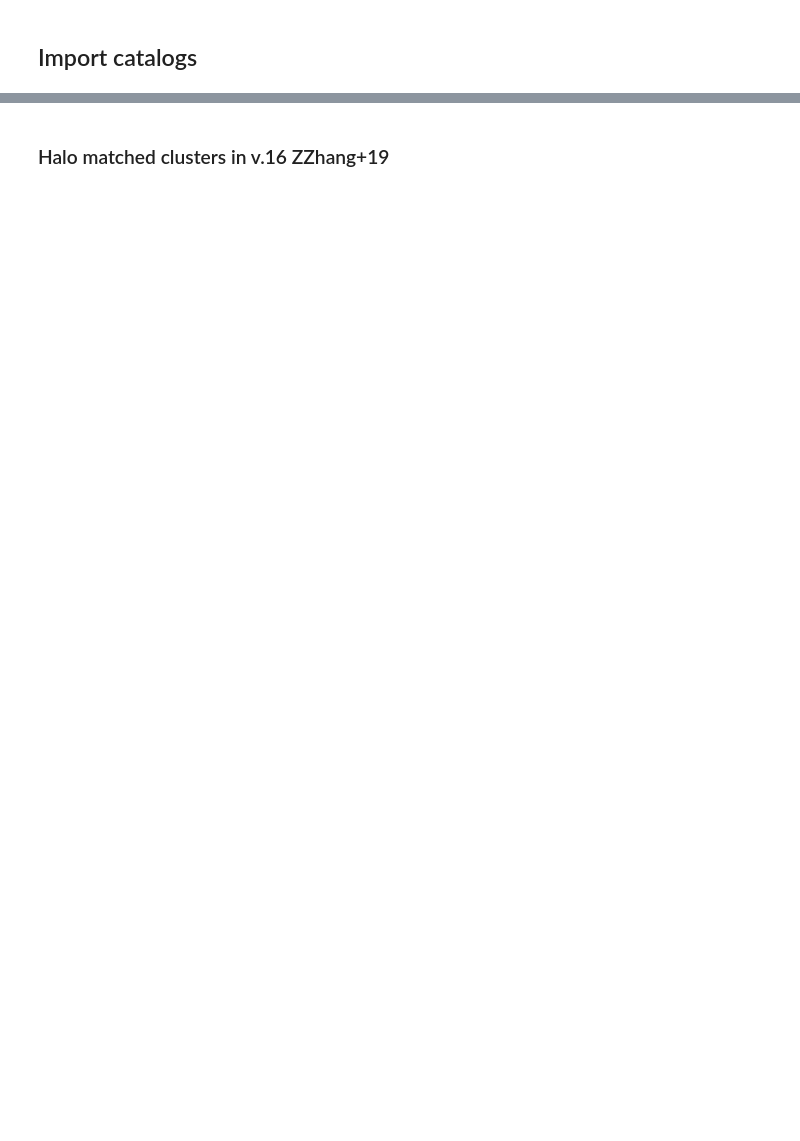
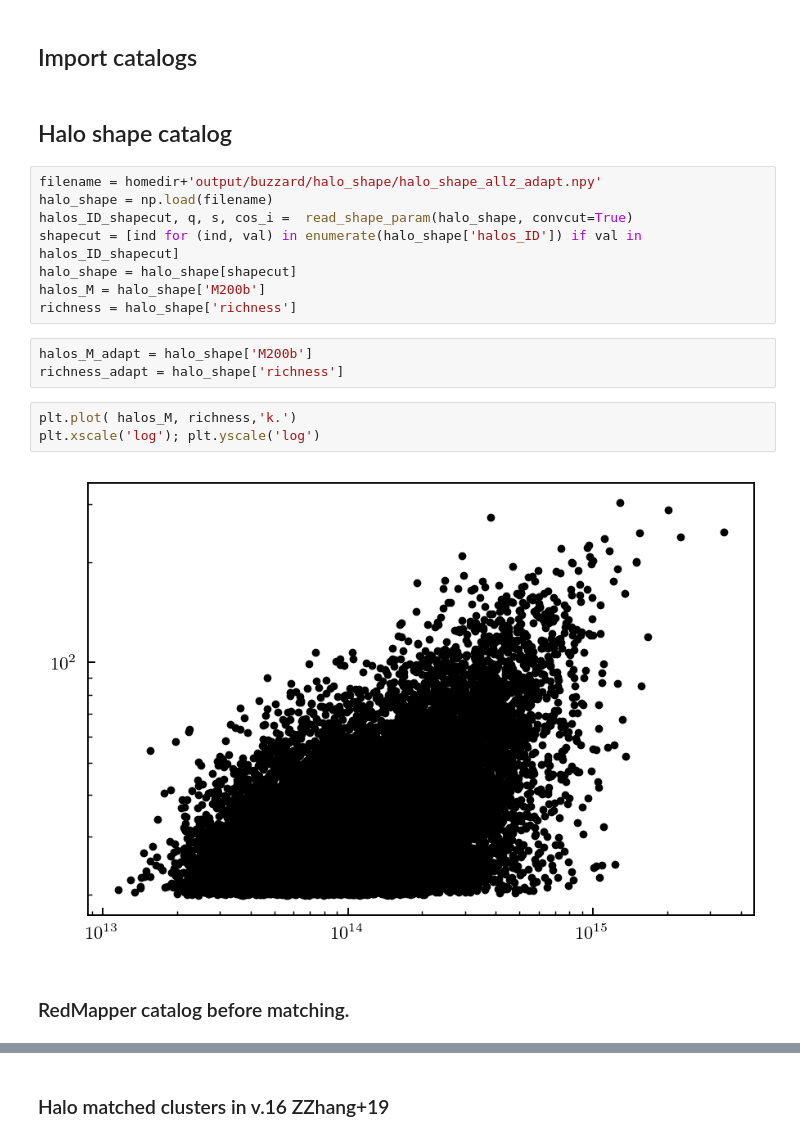
Before and after one commit to zzbenjamin94/des_y1_triaxiality, a Jupyter notebook: repo/halo_cluster_matching/matched_clusters_plot.ipynb, the cells around one changed output, grey strips where cells are left out. Drawn from its saved outputs; the diff is of its cells as text; blank space fills up the shorter version.

Commit message:
Changed richness-mass

```diff
--- a/repo/halo_cluster_matching/matched_clusters_plot.ipynb
+++ b/repo/halo_cluster_matching/matched_clusters_plot.ipynb
@@ -27,2 +35,22 @@ import os
 # %% [markdown]
 ## Import catalogs
+# %% [markdown]
+## Halo shape catalog
+# %%
+filename = homedir+'output/buzzard/halo_shape/halo_shape_allz_adapt.npy'
+halo_shape = np.load(filename)
+halos_ID_shapecut, q, s, cos_i =  read_shape_param(halo_shape, convcut=True)
+shapecut = [ind for (ind, val) in enumerate(halo_shape['halos_ID']) if val in halos_ID_shapecut]
+halo_shape = halo_shape[shapecut]
+halos_M = halo_shape['M200b']
+richness = halo_shape['richness']
+# %%
+halos_M_adapt = halo_shape['M200b']
+richness_adapt = halo_shape['richness']
+# %%
+plt.plot( halos_M, richness,'k.')
+plt.xscale('log'); plt.yscale('log')
+# %% [output]
+[figure, added]
+# %% [markdown]
+### RedMapper catalog before matching.
```
Also changed, not shown: parts of 18 cells of this notebook, 20 other files.
